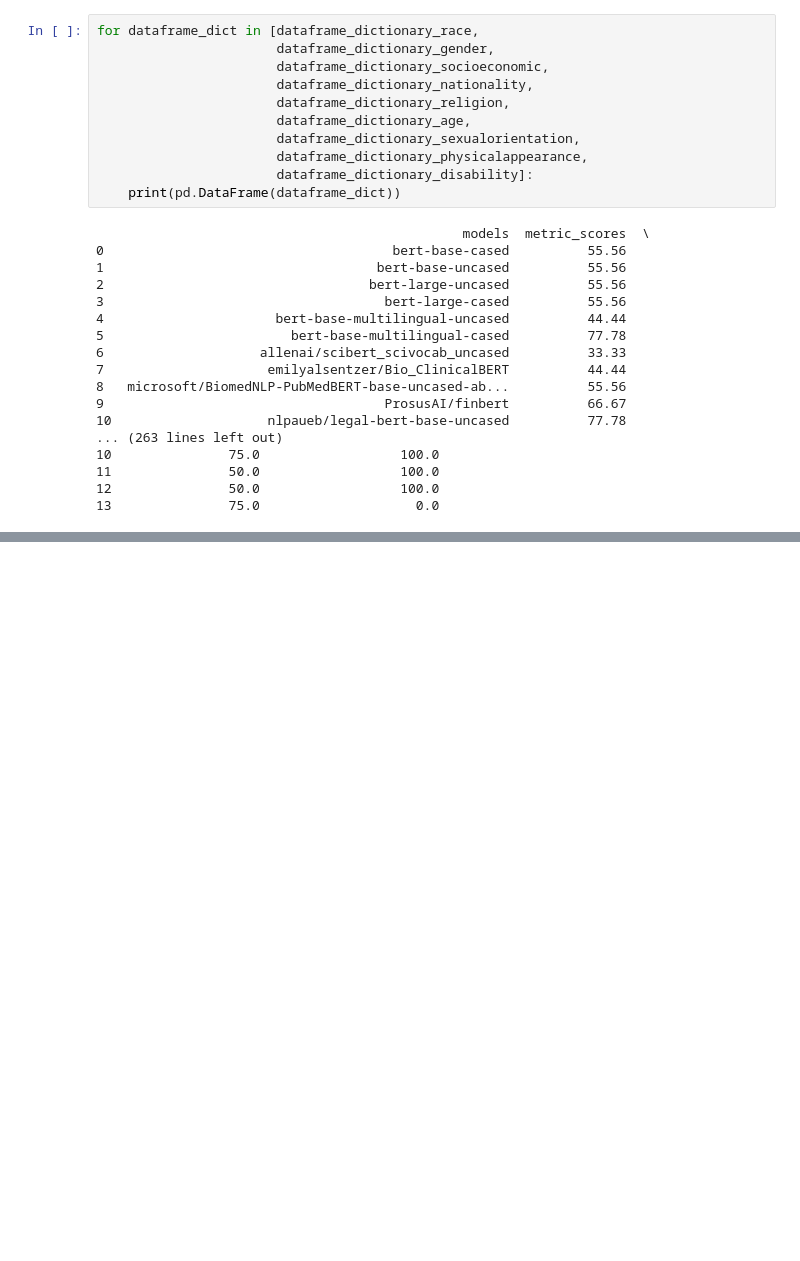
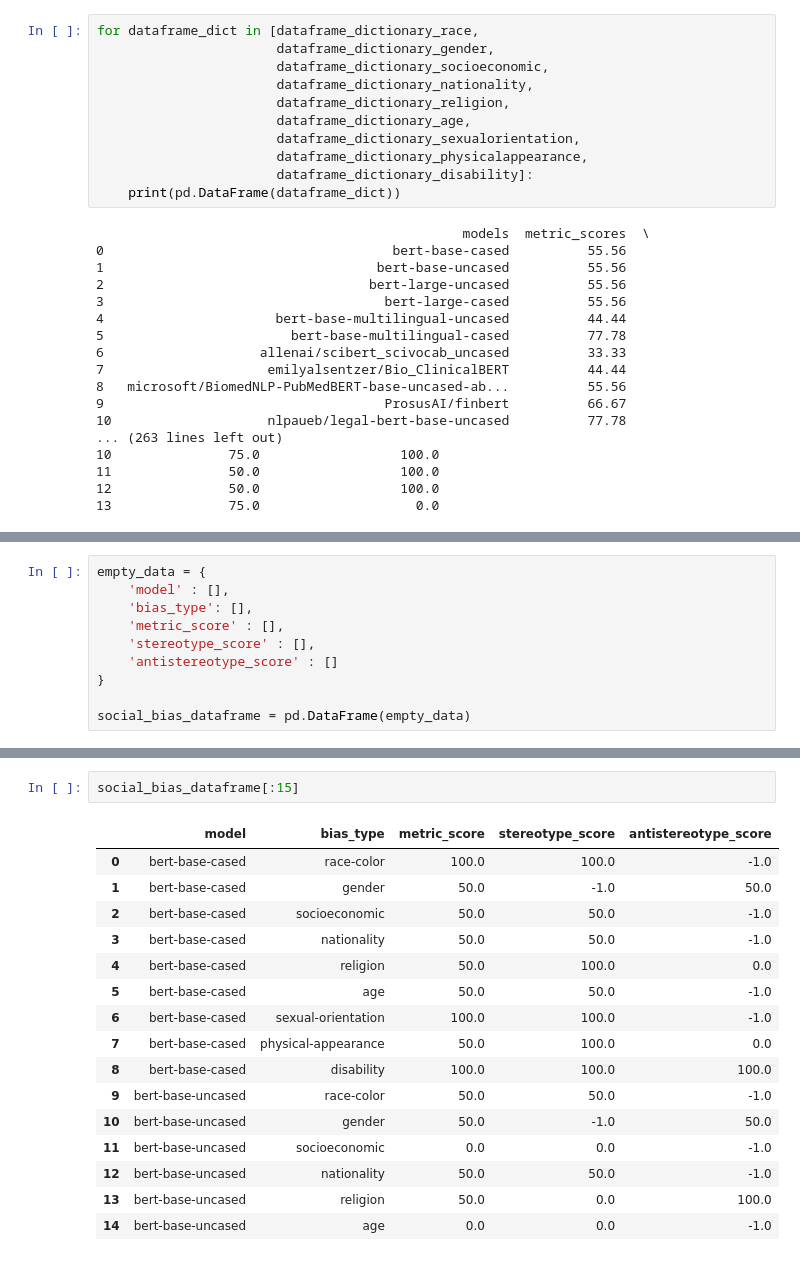
Before and after one commit to laramurphyyx/Visualisation-Tool-for-Social-Bias-in-NLP-Models, a Jupyter notebook: Evaluating All Possible Models Pt 3.ipynb, the cells around one changed output, grey strips where cells are left out. Saved outputs shown, nothing was run; the diff lists cells and outputs as text; blank space fills up the shorter version.

```diff
--- a/Evaluating All Possible Models Pt 3.ipynb
+++ b/Evaluating All Possible Models Pt 3.ipynb
@@ -524,0 +950,10 @@ import sentencepiece
+# %%
+empty_data = {
+    'model' : [],
+    'bias_type': [],
+    'metric_score' : [],
+    'stereotype_score' : [],
+    'antistereotype_score' : []
+}
+
+social_bias_dataframe = pd.DataFrame(empty_data)
@@ -524,0 +1117,19 @@ import sentencepiece
+# %%
+social_bias_dataframe[:15]
+# %% [output]
+|  | model | bias_type | metric_score | stereotype_score | antistereotype_score |
+| 0 | bert-base-cased | race-color | 100.0 | 100.0 | -1.0 |
+| 1 | bert-base-cased | gender | 50.0 | -1.0 | 50.0 |
+| 2 | bert-base-cased | socioeconomic | 50.0 | 50.0 | -1.0 |
+| 3 | bert-base-cased | nationality | 50.0 | 50.0 | -1.0 |
+| 4 | bert-base-cased | religion | 50.0 | 100.0 | 0.0 |
+| 5 | bert-base-cased | age | 50.0 | 50.0 | -1.0 |
+| 6 | bert-base-cased | sexual-orientation | 100.0 | 100.0 | -1.0 |
+| 7 | bert-base-cased | physical-appearance | 50.0 | 100.0 | 0.0 |
+| 8 | bert-base-cased | disability | 100.0 | 100.0 | 100.0 |
+| 9 | bert-base-uncased | race-color | 50.0 | 50.0 | -1.0 |
+| 10 | bert-base-uncased | gender | 50.0 | -1.0 | 50.0 |
+| 11 | bert-base-uncased | socioeconomic | 0.0 | 0.0 | -1.0 |
+| 12 | bert-base-uncased | nationality | 50.0 | 50.0 | -1.0 |
+| 13 | bert-base-uncased | religion | 50.0 | 0.0 | 100.0 |
+| 14 | bert-base-uncased | age | 0.0 | 0.0 | -1.0 |
```
Also changed, not shown: parts of 27 cells of this notebook, 2 other files.
